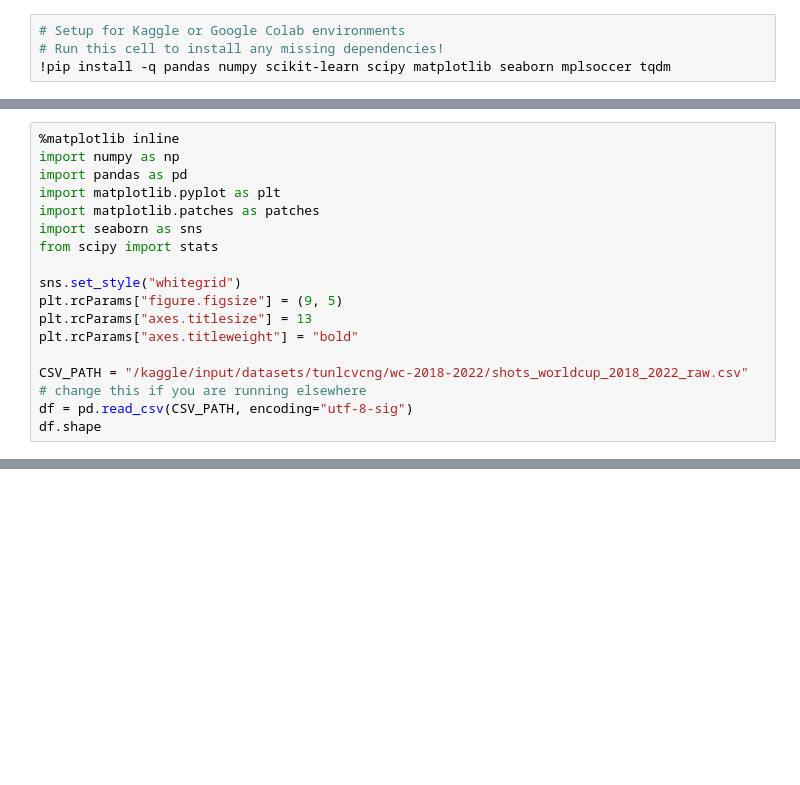
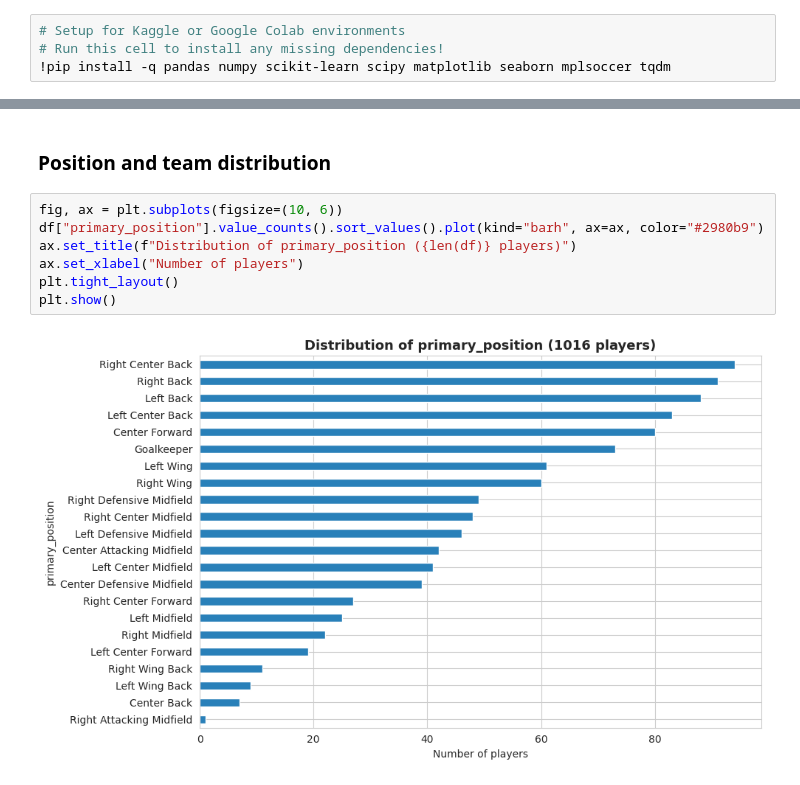
Before and after one commit to AIVIETNAM-AIO-Kaisye/football-shot-clustering, a Jupyter notebook: notebooks/01_data_and_eda.ipynb, the cells around one changed output, grey strips where cells are left out. Cells and saved outputs as stored; diff of their text form; blank space fills up the shorter version.

```diff
--- a/notebooks/01_data_and_eda.ipynb
+++ b/notebooks/01_data_and_eda.ipynb
@@ -304,17 +565,0 @@ Note: `keeper_x`/`keeper_y` is missing in some shots (goalkeeper does not appear
-# %%
-%matplotlib inline
-import numpy as np
-import pandas as pd
-import matplotlib.pyplot as plt
-import matplotlib.patches as patches
-import seaborn as sns
-from scipy import stats
-
-sns.set_style("whitegrid")
-plt.rcParams["figure.figsize"] = (9, 5)
-plt.rcParams["axes.titlesize"] = 13
-plt.rcParams["axes.titleweight"] = "bold"
-
-CSV_PATH = "/kaggle/input/datasets/tunlcvcng/wc-2018-2022/shots_worldcup_2018_2022_raw.csv"  # change this if you are running elsewhere
-df = pd.read_csv(CSV_PATH, encoding="utf-8-sig")
-df.shape
@@ -323 +566,12 @@ df.shape
+# %% [markdown]
+### Position and team distribution
+# %%
+fig, ax = plt.subplots(figsize=(10, 6))
+df["primary_position"].value_counts().sort_values().plot(kind="barh", ax=ax, color="#2980b9")
+ax.set_title(f"Distribution of primary_position ({len(df)} players)")
+ax.set_xlabel("Number of players")
+plt.tight_layout()
+plt.show()
+# %% [output]
+[figure, added]
 # %%
```
Also changed, not shown: parts of 105 cells of this notebook, 3 other files.
